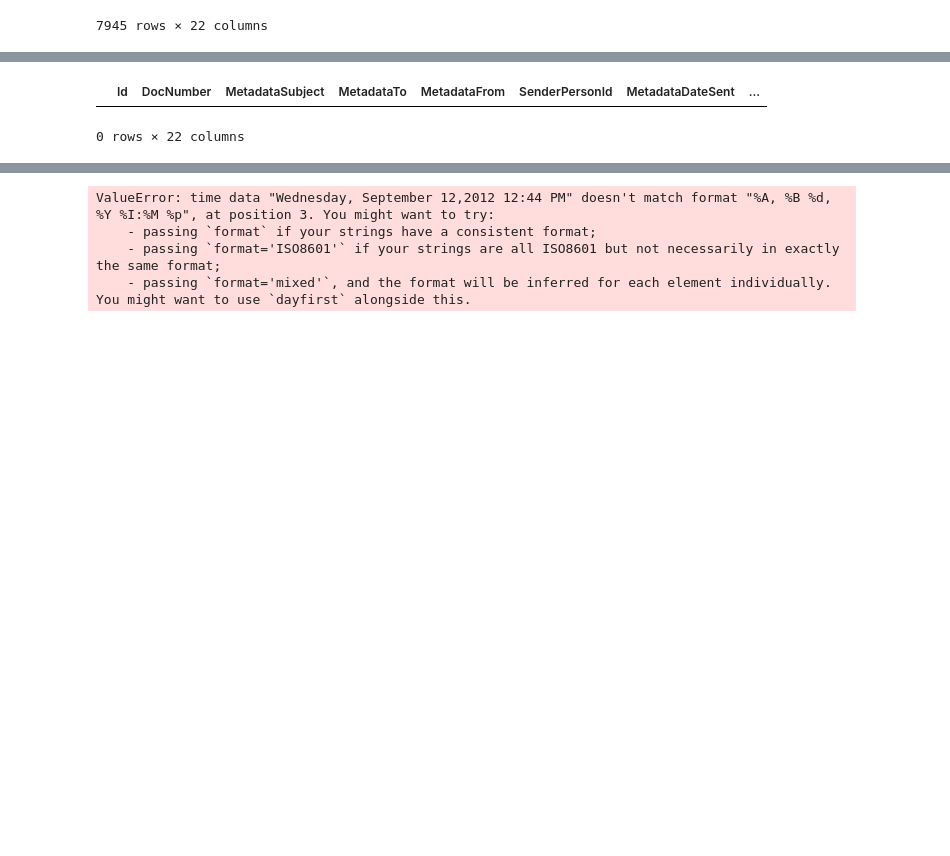
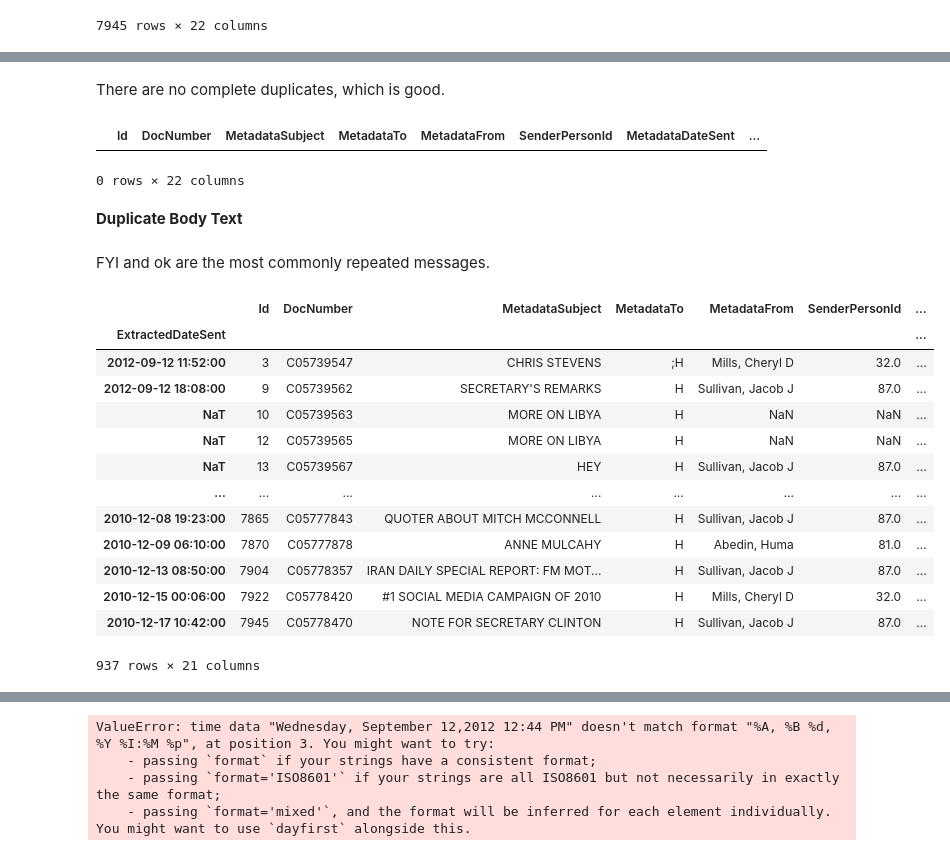
Before and after one commit to PillowPanda/DATA340_HW0, a Jupyter notebook: PS2_notebook.ipynb, the cells around one changed output, grey strips where cells are left out. Saved outputs shown, nothing was run; the diff lists cells and outputs as text; code cells hidden in the pictures; blank space fills up the shorter version.

Commit message:
Duplicate body text

```diff
--- a/PS2_notebook.ipynb
+++ b/PS2_notebook.ipynb
@@ -51,3 +51,5 @@ Removing Duplicates
+# %% [markdown]
+There are no complete duplicates, which is good.
 # %%
 # Detect and display duplicate rows based on all columns
 duplicate_rows = emails[emails.duplicated()]
@@ -56,3 +58,31 @@ duplicate_rows
 # %% [output]
 |  | Id | DocNumber | MetadataSubject | MetadataTo | MetadataFrom | SenderPersonId | MetadataDateSent | ... |
 0 rows × 22 columns
+# %% [markdown]
+**Duplicate Body Text**
+# %% [markdown]
+FYI and ok are the most commonly repeated messages.
+# %%
+# Exclude rows with 'null' in 'ExtractedBodyText'
+filtered_emails = emails[emails['ExtractedBodyText'] != 'null']
+
+# Detect and display duplicate rows based on the 'ExtractedBodyText' column
+duplicate_body = filtered_emails[filtered_emails.duplicated(subset='ExtractedBodyText', keep=False)]
+
+# Display the duplicate rows
+duplicate_body
+# %% [output]
+|  | Id | DocNumber | MetadataSubject | MetadataTo | MetadataFrom | SenderPersonId | ... |
+| ExtractedDateSent |  |  |  |  |  |  | ... |
+| 2012-09-12 11:52:00 | 3 | C05739547 | CHRIS STEVENS | ;H | Mills, Cheryl D | 32.0 | ... |
+| 2012-09-12 18:08:00 | 9 | C05739562 | SECRETARY'S REMARKS | H | Sullivan, Jacob J | 87.0 | ... |
+| NaT | 10 | C05739563 | MORE ON LIBYA | H | NaN | NaN | ... |
+| NaT | 12 | C05739565 | MORE ON LIBYA | H | NaN | NaN | ... |
+| NaT | 13 | C05739567 | HEY | H | Sullivan, Jacob J | 87.0 | ... |
+| ... | ... | ... | ... | ... | ... | ... | ... |
+| 2010-12-08 19:23:00 | 7865 | C05777843 | QUOTER ABOUT MITCH MCCONNELL | H | Sullivan, Jacob J | 87.0 | ... |
+| 2010-12-09 06:10:00 | 7870 | C05777878 | ANNE MULCAHY | H | Abedin, Huma | 81.0 | ... |
+| 2010-12-13 08:50:00 | 7904 | C05778357 | IRAN DAILY SPECIAL REPORT: FM MOT... | H | Sullivan, Jacob J | 87.0 | ... |
+| 2010-12-15 00:06:00 | 7922 | C05778420 | #1 SOCIAL MEDIA CAMPAIGN OF 2010 | H | Mills, Cheryl D | 32.0 | ... |
+| 2010-12-17 10:42:00 | 7945 | C05778470 | NOTE FOR SECRETARY CLINTON | H | Sullivan, Jacob J | 87.0 | ... |
+937 rows × 21 columns
```
Also changed, not shown: parts of 8 cells of this notebook.
